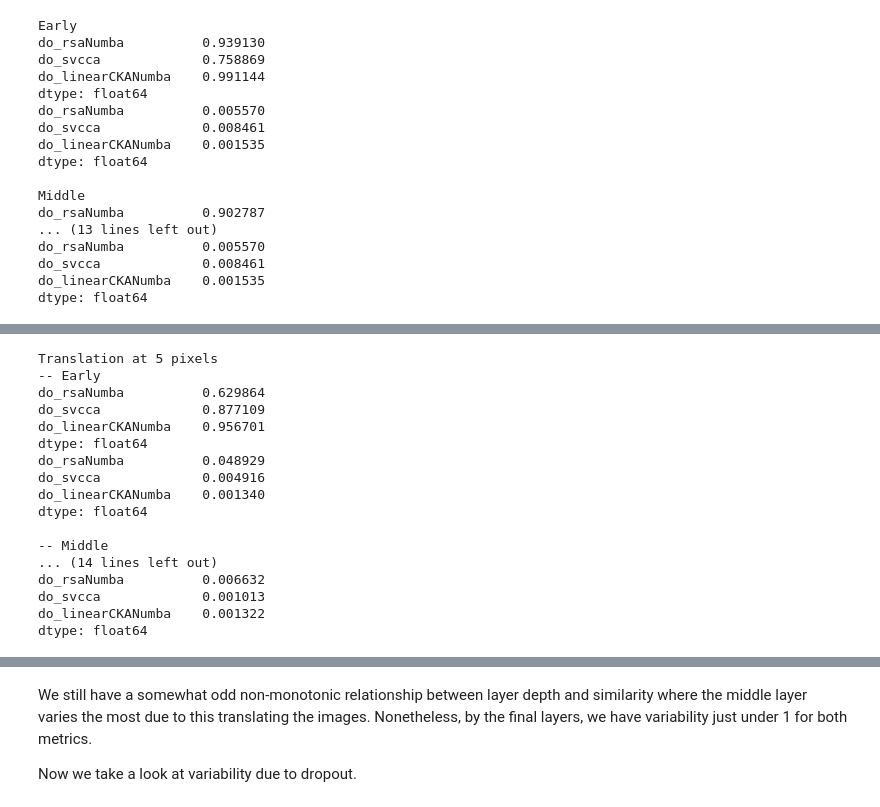
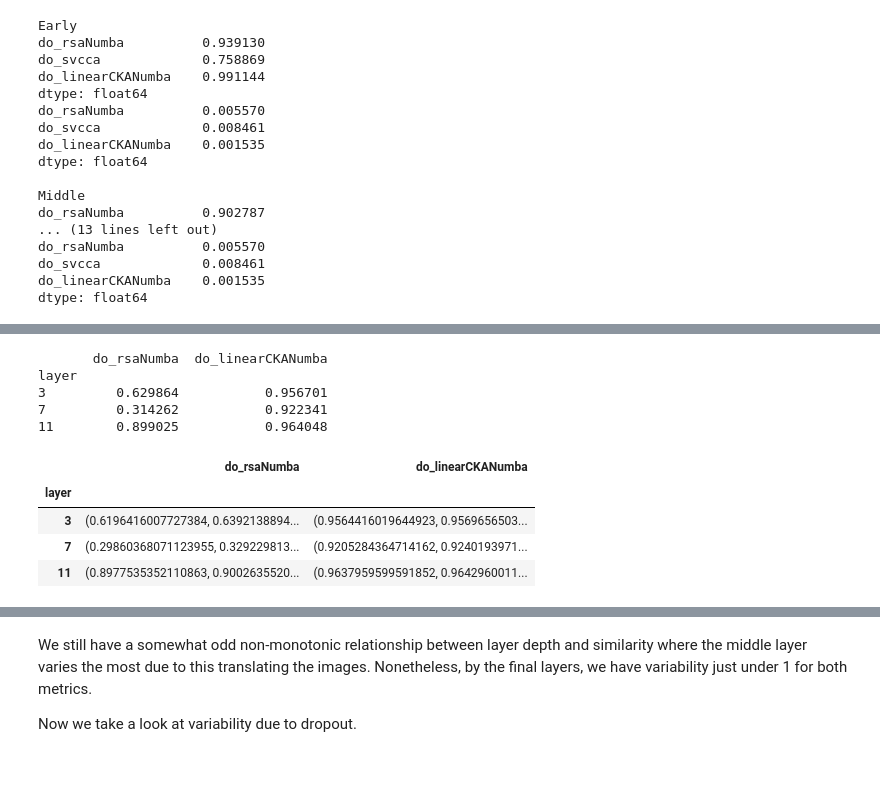
Before and after one commit to VandyCatLab/modelzoo, a Jupyter notebook: notebooks/MasterbookJason.ipynb, the cells around one changed output, grey strips where cells are left out. Cells and saved outputs as stored; diff of their text form; code cells hidden in the pictures; blank space fills up the shorter version.

```diff
--- a/notebooks/MasterbookJason.ipynb
+++ b/notebooks/MasterbookJason.ipynb
@@ -467,36 +538,23 @@ plotAug(
 # %%
-funNames = ['do_rsaNumba', 'do_svcca', 'do_linearCKANumba']
+funNames = ['do_rsaNumba', 'do_linearCKANumba']
 directions = ['right', 'left', 'down', 'up']
 transData = pd.read_csv('../outputs/masterOutput/baseline/compiled/translate.csv', index_col=0)
 for fun in funNames:
     funDirs = [fun+'-'+direct for direct in directions]
     transData[fun] = transData[funDirs].mean(1)
 
-print('Translation at 5 pixels')
-print('-- Early')
-print(transData[funNames].loc[(transData['layer'] == 3) & (transData['version'] == 5)].mean())
-print(transData[funNames].loc[(transData['layer'] == 3) & (transData['version'] == 5)].std())
-print('\n-- Middle')
-print(transData[funNames].loc[(transData['layer'] == 7) & (transData['version'] == 5)].mean())
-print(transData[funNames].loc[(transData['layer'] == 7) & (transData['version'] == 5)].std())
-print('\n-- Late')
-print(transData[funNames].loc[(transData['layer'] == 11) & (transData['version'] == 5)].mean())
-print(transData[funNames].loc[(transData['layer'] == 11) & (transData['version'] == 5)].std())
+transSimsMean = transData.groupby(['version', 'layer'])[funNames].agg(np.mean)
+print(transSimsMean.loc[5])
+transSimsCI = transData.groupby(['version', 'layer'])[funNames].agg(bootstrapCI)
+transSimsCI.loc[5]
 # %% [output]
-Translation at 5 pixels
--- Early
-do_rsaNumba          0.629864
-do_svcca             0.877109
-do_linearCKANumba    0.956701
-dtype: float64
-do_rsaNumba          0.048929
-do_svcca             0.004916
-do_linearCKANumba    0.001340
-dtype: float64
-
--- Middle
-... (14 lines left out)
-do_rsaNumba          0.006632
-do_svcca             0.001013
-do_linearCKANumba    0.001322
-dtype: float64
+       do_rsaNumba  do_linearCKANumba
+layer
+3         0.629864           0.956701
+7         0.314262           0.922341
+11        0.899025           0.964048
+|  | do_rsaNumba | do_linearCKANumba |
+| layer |  |  |
+| 3 | (0.6196416007727384, 0.6392138894... | (0.9564416019644923, 0.9569656503... |
+| 7 | (0.29860368071123955, 0.329229813... | (0.9205284364714162, 0.9240193971... |
+| 11 | (0.8977535352110863, 0.9002635520... | (0.9637959599591852, 0.9642960011... |
```
Also changed, not shown: parts of 13 cells of this notebook.
